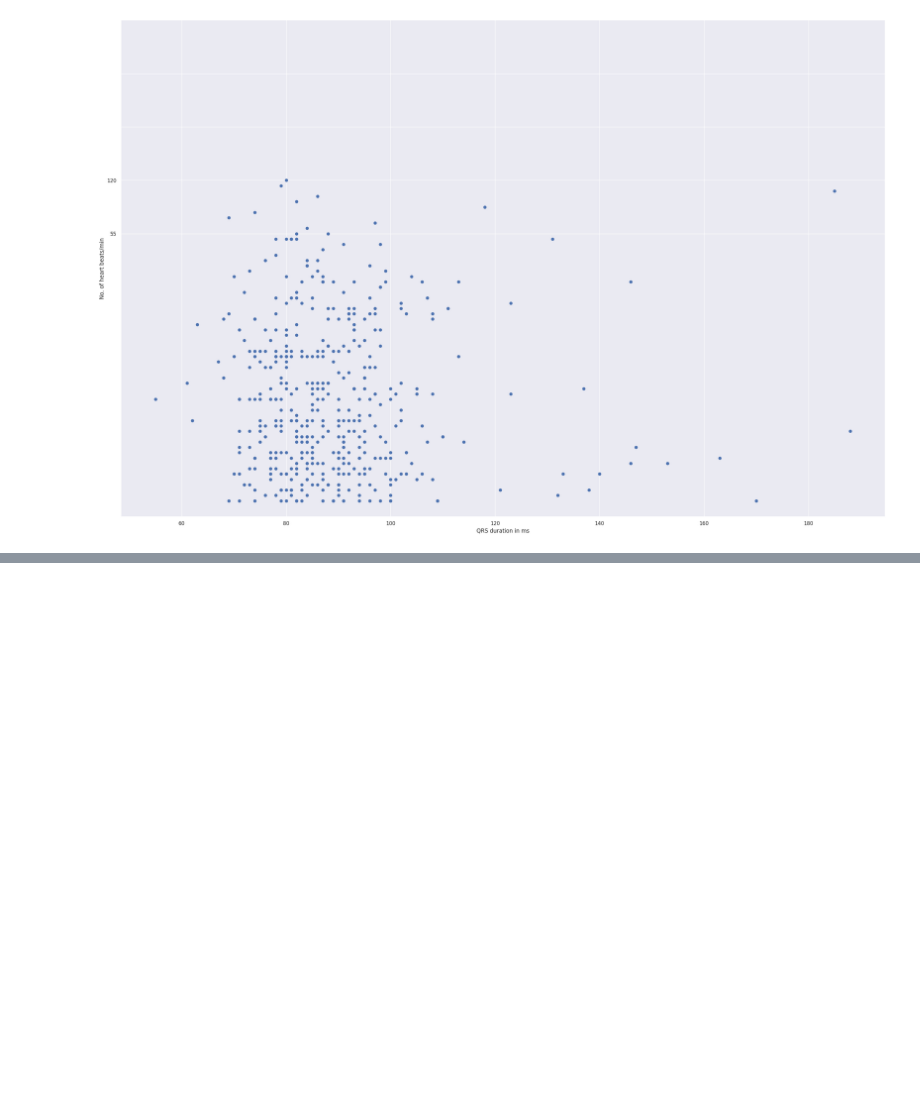
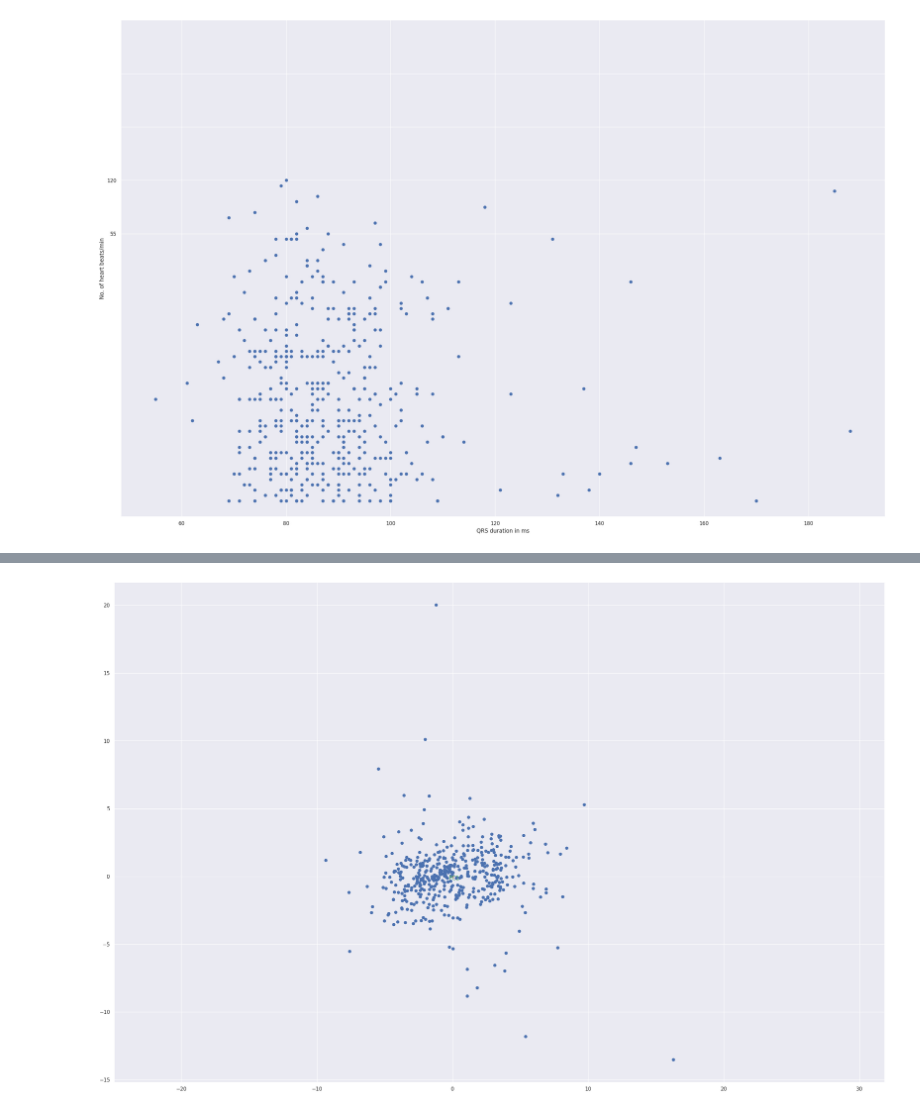
Before and after one commit to matealipovac/UZOP-projekt, a Jupyter notebook: uzop_projekt.ipynb, the cells around one changed output, grey strips where cells are left out. Saved outputs shown, nothing was run; the diff lists cells and outputs as text; code cells hidden in the pictures; blank space fills up the shorter version.

```diff
--- a/uzop_projekt.ipynb
+++ b/uzop_projekt.ipynb
@@ -178,6 +185,7 @@ X_tmp = X_tmp.loc[X_tmp[12].notnull(), :]
 #za stupce T i P aproksimiraj srednjom vrijednosti
 X_tmp.loc[X_tmp[10].isna(), 10] = X_tmp.iloc[:, 10].astype('float').mean()
 X_tmp.loc[X_tmp[11].isna(),11] = X_tmp.iloc[:, 11].astype('float').mean()
+X_no_null = X_tmp
 # %% [output]
 A value is trying to be set on a copy of a slice from a DataFrame.
 Try using .loc[row_indexer,col_indexer] = value instead
@@ -276,0 +302,15 @@ plt.show()
+# %%
+pca = PCA()
+pipe = Pipeline([('scaler', StandardScaler()), ('pca', pca)])
+Xt = pipe.fit_transform(X_no_null)
+
+coeff = pca.components_.T
+
+# plot data
+plt.scatter(Xt[:, 0], Xt[:, 1])
+plt.arrow(0, 0, coeff[0,0], coeff[0,1],color = 'r')
+plt.text(coeff[0,0]* 1.15, coeff[0,1] * 1.15, "PC1", color = 'g', ha = 'center', va = 'center')
+
+plt.axis('equal');
+# %% [output]
+[figure, added]
```
Also changed, not shown: parts of 15 cells of this notebook.
